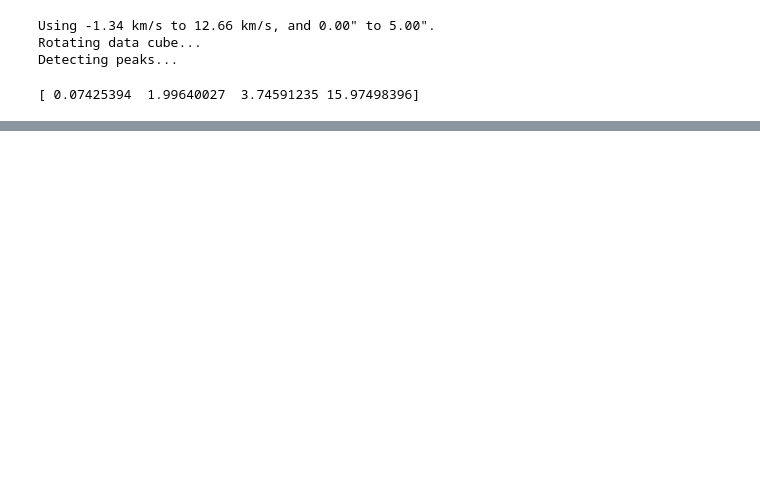
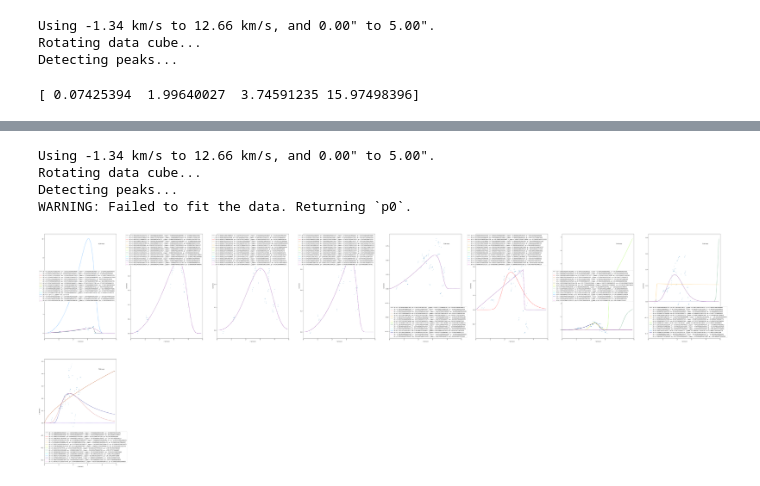
Before and after one commit to feilongm/Notebooks, a Jupyter notebook: notebooks/June_28.ipynb, the cells around one changed output, grey strips where cells are left out. Drawn from its saved outputs; the diff is of its cells as text; code cells hidden in the pictures; blank space fills up the shorter version.

```diff
--- a/notebooks/June_28.ipynb
+++ b/notebooks/June_28.ipynb
@@ -216,0 +170,11 @@ print(tapered_power_law(0.07425394, r, 1.99640027, 3.74591235, 15.97498396))
+# %%
+color_array = ['black', 'grey', 'red', 'peru', 'tan', 'orange', 'olive', 'yellow', 'lawngreen', 'seagreen', 'lightgreen', 'cyan', 'dodgerblue', 'navy', 'violet', 'orchid']
+r = np.arange(0, 5, step=0.1)
+z0 = [0.05, 1.0]
+Psi = [1.5, 2.2]
+r_taper = [2.5, 4.0]
+Phi = [10.0, 20.0]
+
+for count, value in enumerate(list(product(z0, Psi, r_taper, Phi))):
+    popt, cov = HD163296_HCN.fit_emission_surface(rvals_tofit, zvals_tofit, curve_fit_kwargs = {'p0': np.array([value[0], value[1], value[2], value[3]])})
+    print('Initial guess: ' + str(np.array([value[0], value[1], value[2], value[3]])), ', result = ' + str(np.array([popt[0], popt[1], popt[2], popt[3]])))
@@ -216,0 +240,16 @@ print(tapered_power_law(0.07425394, r, 1.99640027, 3.74591235, 15.97498396))
+# %%
+color_array = ['black', 'grey', 'red', 'peru', 'tan', 'orange', 'olive', 'yellow', 'lawngreen', 'seagreen', 'lightgreen', 'cyan', 'dodgerblue', 'navy', 'violet', 'orchid']
+r = np.arange(0, 5, step=0.1)
+z0 = [0.05, 1.0]
+Psi = [1.5, 2.2]
+r_taper = [3.5, 4.0]
+Phi = [14.0, 20.0]
+
+path = '/data/shared/HD163296_MAPS/HD_163296_HCN_260GHz_hf1.robust_0.5.clean.JvMcorr.image.pbcor.fits'
+best_fit_curve_and_datapoints(path, r, z0, Psi, r_taper, Phi, color_array)
+# %% [output]
+Using -1.34 km/s to 12.66 km/s, and 0.00" to 5.00".
+Rotating data cube...
+Detecting peaks...
+WARNING: Failed to fit the data. Returning `p0`.
+[figure, added]
```
Also changed, not shown: parts of 10 cells of this notebook.
